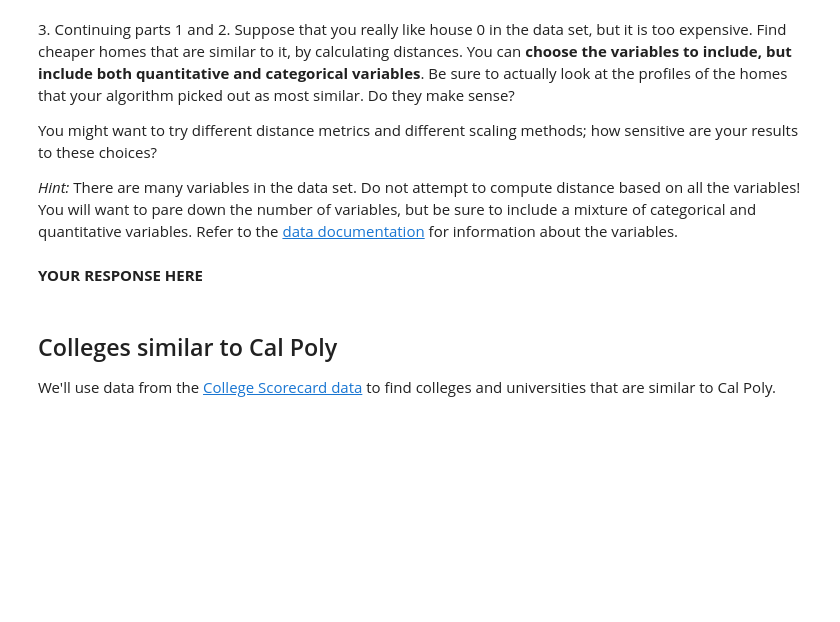
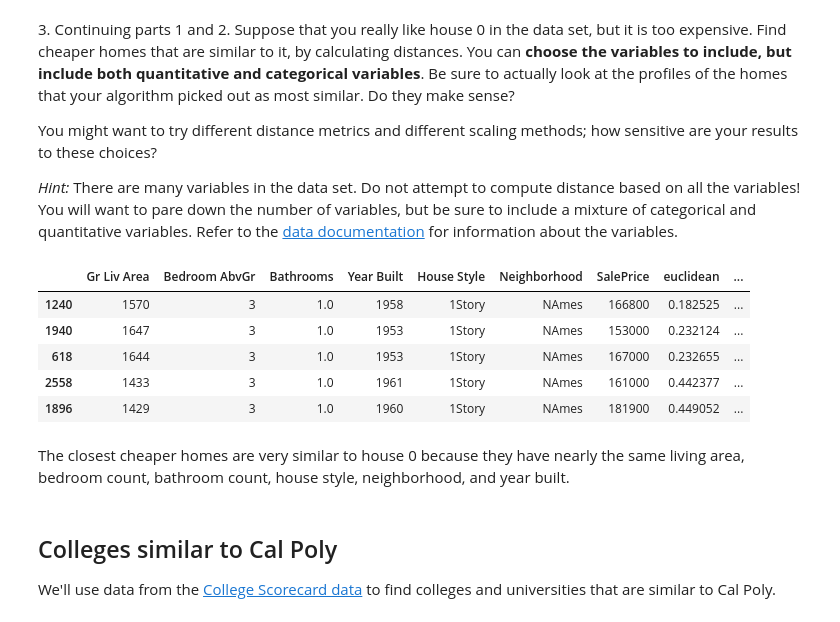
Before and after one commit to maxbegun1/PA-3.2, a Jupyter notebook: GSB5544_PA_3_2_Distances_Between_Observations.ipynb, the cells around one changed output. Saved outputs shown, nothing was run; the diff lists cells and outputs as text; code cells hidden in the pictures; blank space fills up the shorter version.

```diff
--- a/GSB5544_PA_3_2_Distances_Between_Observations.ipynb
+++ b/GSB5544_PA_3_2_Distances_Between_Observations.ipynb
@@ -145,5 +147,34 @@ _Hint:_ There are many variables in the data set. Do not attempt to compute dist
-# %% [markdown]
-**YOUR RESPONSE HERE**
+# %%
+features = ["Gr Liv Area", "Bedroom AbvGr", "Bathrooms",
+            "Year Built", "House Style", "Neighborhood"]
+
+X = pd.get_dummies(df_ames[features],
+                   columns=["House Style", "Neighborhood"],
+                   dtype=int)
+
+cols = ["Gr Liv Area", "Bedroom AbvGr", "Bathrooms", "Year Built"]
+X[cols] = (X[cols] - X[cols].mean()) / X[cols].std()
+
+df_cheaper = df_ames[df_ames["SalePrice"] < df_ames.loc[0, "SalePrice"]].copy()
+
+df_cheaper["euclidean"] = (((X.loc[df_cheaper.index] - X.loc[0]) ** 2).sum(axis=1)) ** 0.5
+
+df_cheaper["manhattan"] = abs(X.loc[df_cheaper.index] - X.loc[0]).sum(axis=1)
+
+df_cheaper.sort_values("euclidean").head()[[
+    "Gr Liv Area", "Bedroom AbvGr", "Bathrooms", "Year Built",
+    "House Style", "Neighborhood", "SalePrice",
+    "euclidean", "manhattan"
+]]
+# %% [output]
+|  | Gr Liv Area | Bedroom AbvGr | Bathrooms | Year Built | House Style | Neighborhood | SalePrice | euclidean | ... |
+| 1240 | 1570 | 3 | 1.0 | 1958 | 1Story | NAmes | 166800 | 0.182525 | ... |
+| 1940 | 1647 | 3 | 1.0 | 1953 | 1Story | NAmes | 153000 | 0.232124 | ... |
+| 618 | 1644 | 3 | 1.0 | 1953 | 1Story | NAmes | 167000 | 0.232655 | ... |
+| 2558 | 1433 | 3 | 1.0 | 1961 | 1Story | NAmes | 161000 | 0.442377 | ... |
+| 1896 | 1429 | 3 | 1.0 | 1960 | 1Story | NAmes | 181900 | 0.449052 | ... |
+# %% [markdown]
+The closest cheaper homes are very similar to house 0 because they have nearly the same living area, bedroom count, bathroom count, house style, neighborhood, and year built.
 # %% [markdown]
 ## Colleges similar to Cal Poly
 
```
Also changed, not shown: parts of 20 cells of this notebook, 1 other file.
